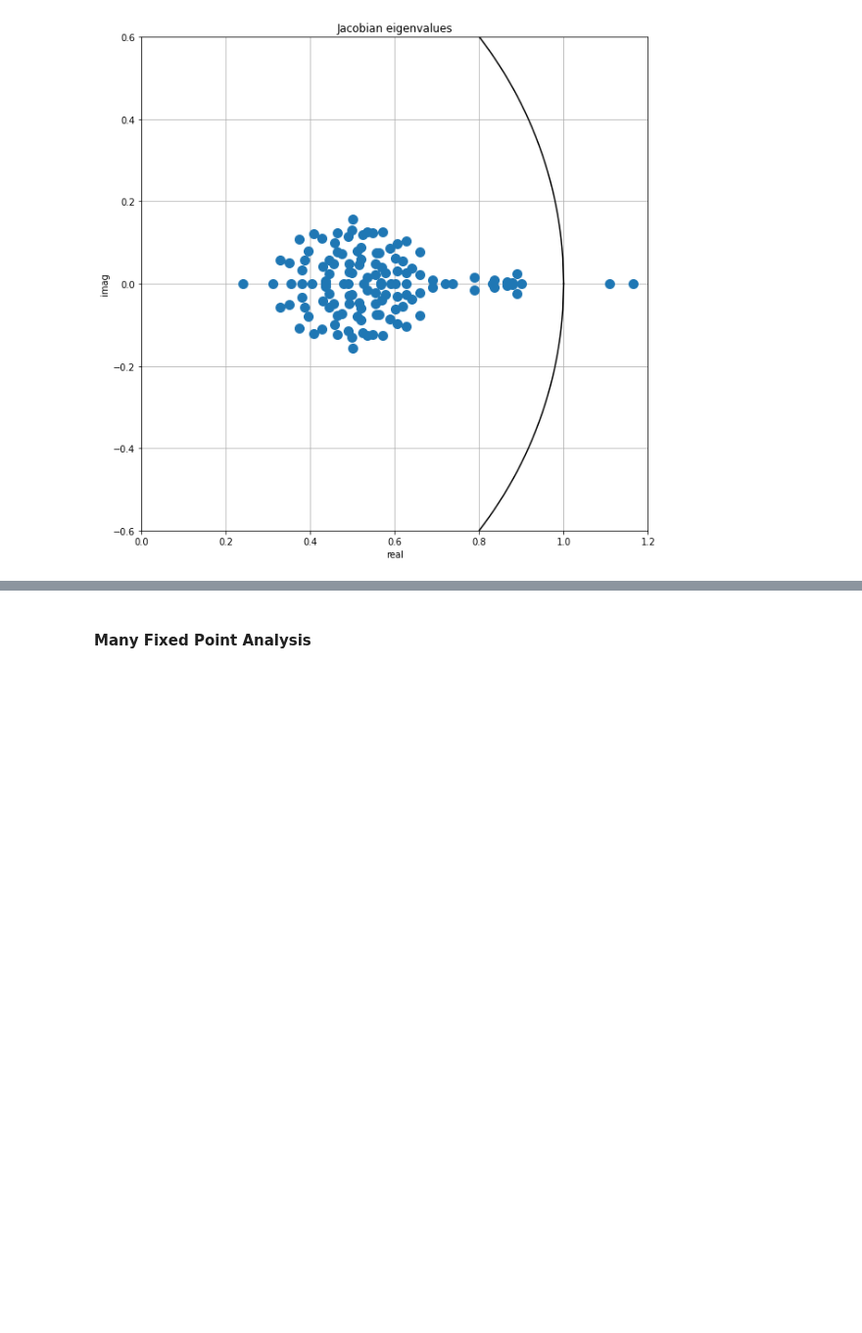
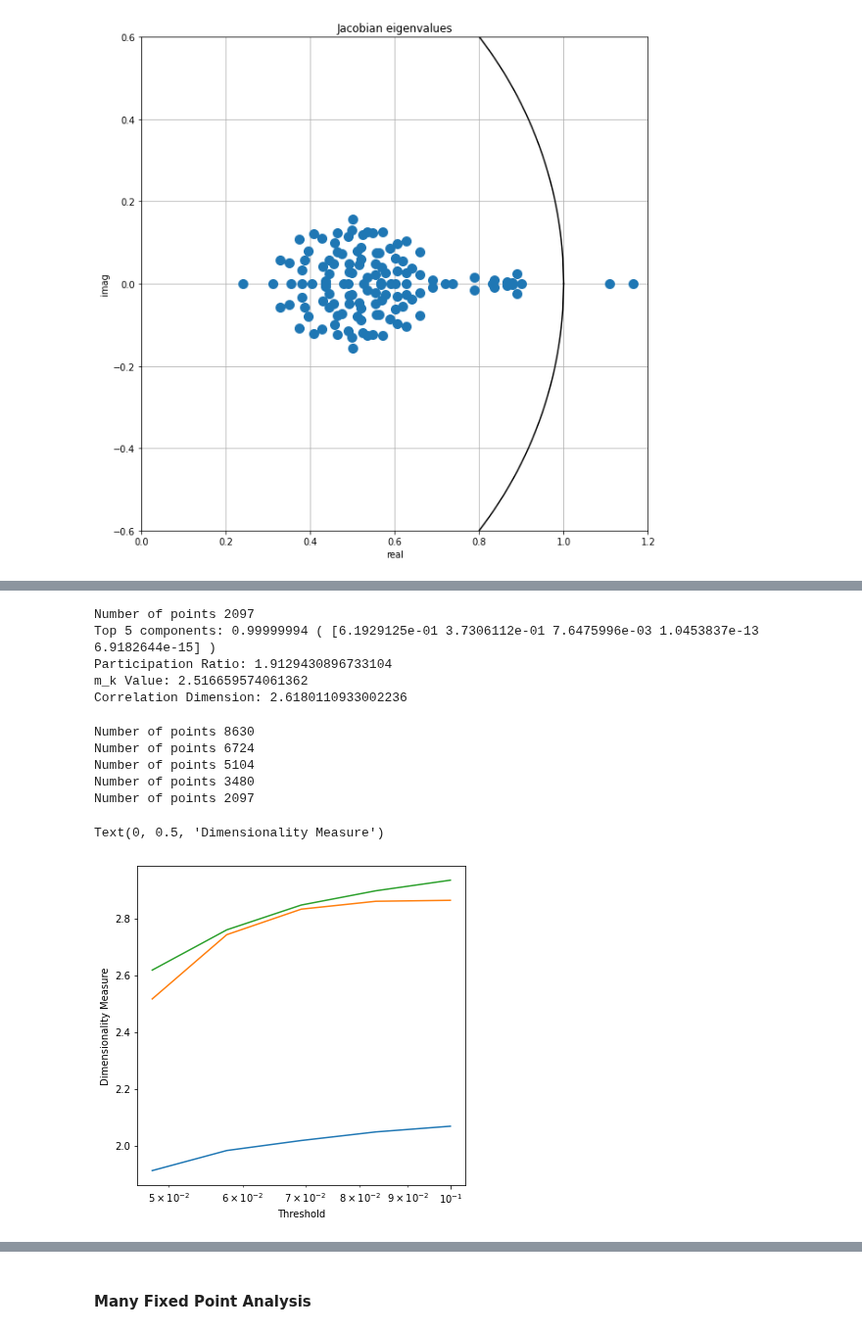
Before and after one commit to kaitken17/colab_based_projects, a Jupyter notebook: sythetic_analysis_multiclass.ipynb, the cells around one changed output, grey strips where cells are left out. Shown at 98% size. Drawn from its saved outputs; the diff is of its cells as text; code cells hidden in the pictures; blank space fills up the shorter version.

```diff
--- a/sythetic_analysis_multiclass.ipynb
+++ b/sythetic_analysis_multiclass.ipynb
@@ -1576,0 +1713,64 @@ Text(0, 0.5, 'imag')
+# %%
+thresh = 0.048
+hs_grid_thresh = hs_grid_points[fp_losses < thresh]
+fp_losses_thresh = fp_losses[fp_losses < thresh]
+print('Number of points', hs_grid_thresh.shape[0])
+
+k_val = 100
+r_range = (-0.5, 0)
+
+pca_fps = PCA(n_components=rnn_specs['hidden_size'])
+_ = pca_fps.fit_transform(hs_grid_thresh)
+explained_var = pca_fps.explained_variance_ratio_
+print('Top', pc_dims, 'components:', np.sum(explained_var[:pc_dims]), '(', explained_var[:pc_dims],')')
+print('Participation Ratio:', participation_ratio_vector(pca_fps.explained_variance_))
+
+distances = pdist(hs_grid_thresh, metric="euclidean") # n_fp * (n_fps-1) / 2
+dist_sq = squareform(distances) # n_fp x n_fp
+
+print('m_k Value:', find_m_k(k_val, dist_sq))
+corr_dim, _, _, _, _ = find_correlation_dimension(r_range, dist_sq, show_plot=False)
+print('Correlation Dimension:', corr_dim)
+# %% [output]
+Number of points 2097
+Top 5 components: 0.99999994 ( [6.1929125e-01 3.7306112e-01 7.6475996e-03 1.0453837e-13 6.9182644e-15] )
+Participation Ratio: 1.9129430896733104
+m_k Value: 2.516659574061362
+Correlation Dimension: 2.6180110933002236
+# %%
+num_pts = 5
+thresh_vals = np.logspace(-1, np.log10(0.048), num_pts)
+
+pr_vals = np.zeros((num_pts,))
+k_val = 100
+m_k_vals = np.zeros((num_pts,))
+r_range = (-0.5, 0)
+corr_dim_vals = np.zeros((num_pts,))
+
+for thresh_idx in range(len(thresh_vals)):
+  hs_grid_thresh = hs_grid_points[fp_losses < thresh_vals[thresh_idx]]
+  print('Number of points', hs_grid_thresh.shape[0])
+  pca_fps = PCA(n_components=rnn_specs['hidden_size'])
+  _ = pca_fps.fit_transform(hs_grid_thresh)
+  pr_vals[thresh_idx] = participation_ratio_vector(pca_fps.explained_variance_)
+
+  distances = pdist(hs_grid_thresh, metric="euclidean") # n_fp * (n_fps-1) / 2
+  dist_sq = squareform(distances) # n_fp x n_fp
+
+  m_k_vals[thresh_idx] = find_m_k(k_val, dist_sq)
+  corr_dim_vals[thresh_idx], _, _, _, _ = find_correlation_dimension(r_range, dist_sq, show_plot=False)
+
+plt.figure(figsize=(6, 6))
+plt.semilogx(thresh_vals, pr_vals, label='Participation ratio')
+plt.semilogx(thresh_vals, m_k_vals, label='m_k for k='+str(k_val))
+plt.semilogx(thresh_vals, corr_dim_vals, label='Correlation Dimension')
+plt.xlabel('Threshold')
+plt.ylabel('Dimensionality Measure')
+# %% [output]
+Number of points 8630
+Number of points 6724
+Number of points 5104
+Number of points 3480
+Number of points 2097
+Text(0, 0.5, 'Dimensionality Measure')
+[figure, added]
```
Also changed, not shown: parts of 26 cells of this notebook.
